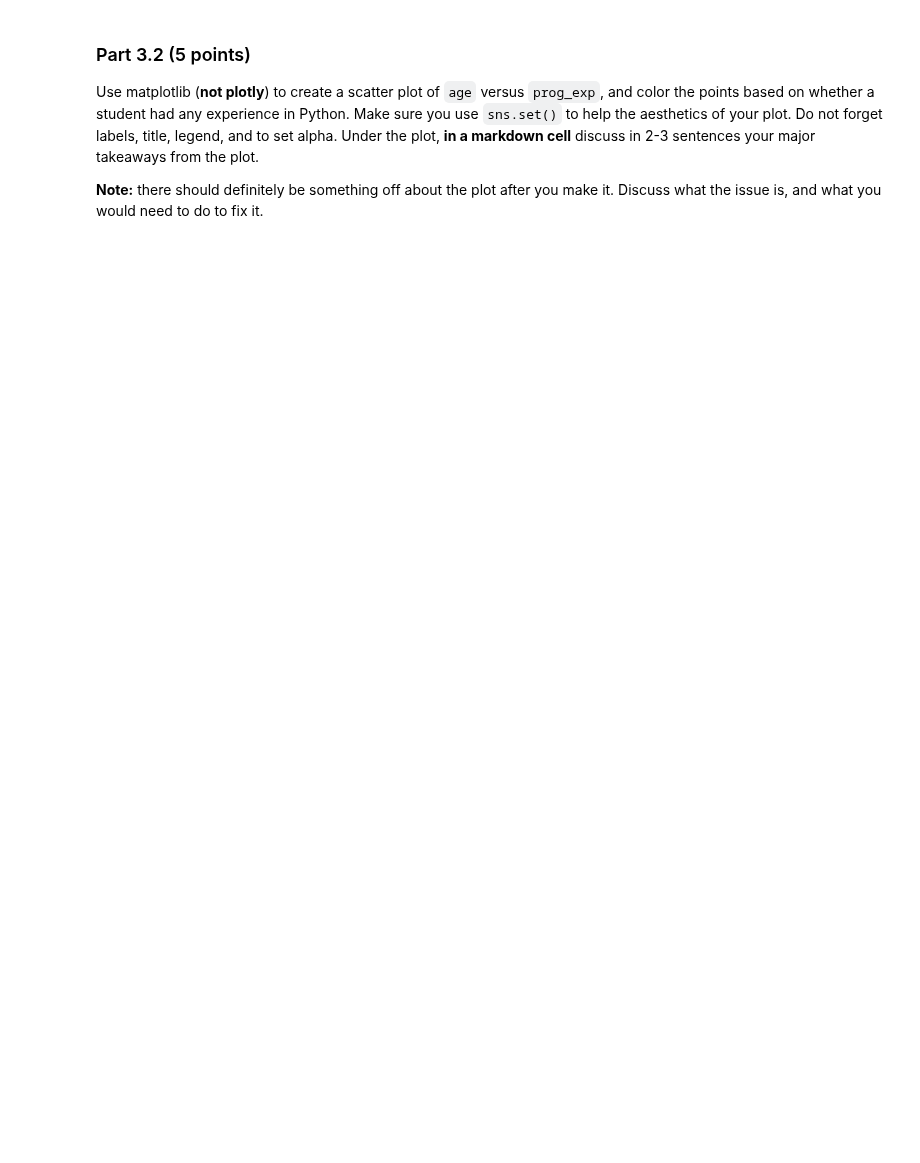
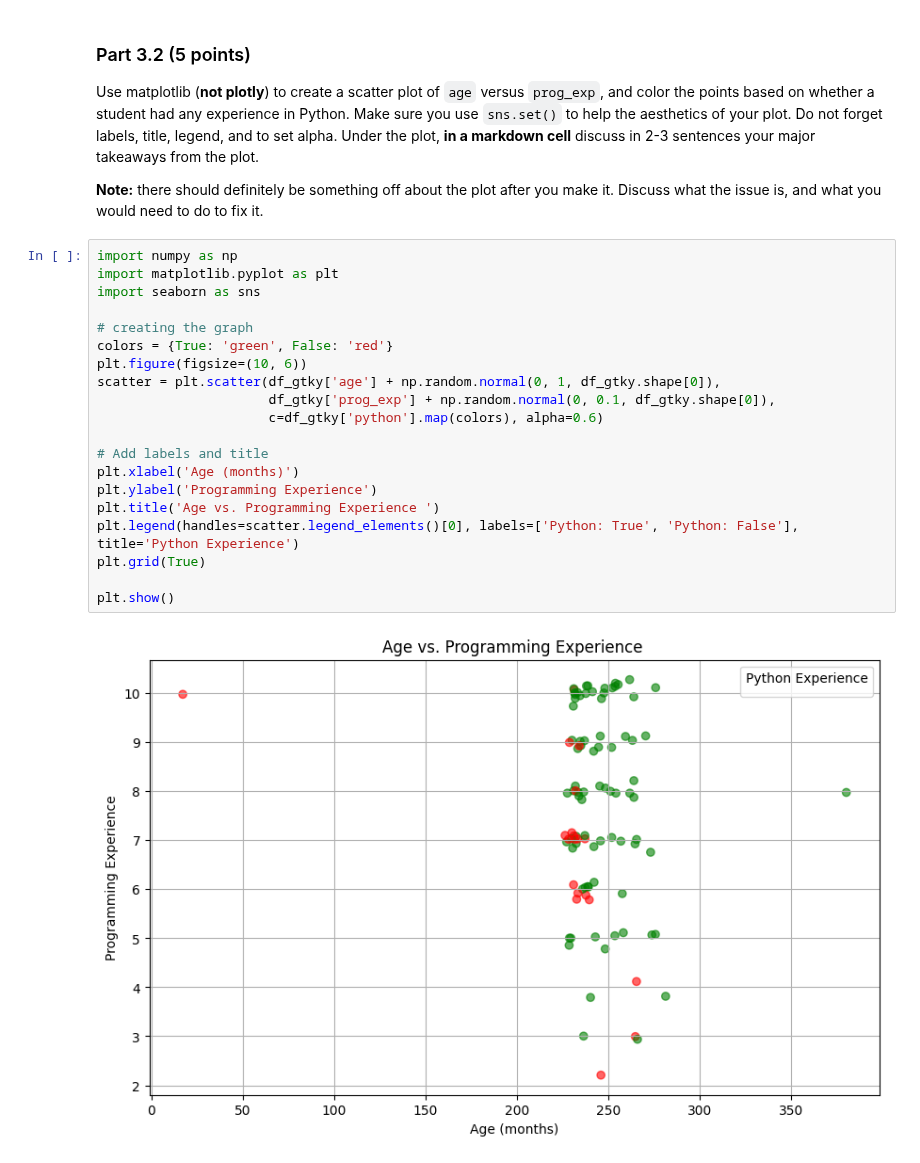
Before and after one commit to nickw0ng/DS3000, a Jupyter notebook: Homeworks/hw6.ipynb, the cells around one changed output. Drawn from its saved outputs; the diff is of its cells as text; blank space fills up the shorter version.

```diff
--- a/Homeworks/hw6.ipynb
+++ b/Homeworks/hw6.ipynb
@@ -401,3 +543,25 @@ no_coop = df_gtky[df_gtky['co-op'] == False]
 Use matplotlib (**not plotly**) to create a scatter plot of `age` versus `prog_exp`, and color the points based on whether a student had any experience in Python. Make sure you use `sns.set()` to help the aesthetics of your plot. Do not forget labels, title, legend, and to set alpha. Under the plot, **in a markdown cell** discuss in 2-3 sentences your major takeaways from the plot.
 
 **Note:** there should definitely be something off about the plot after you make it. Discuss what the issue is, and what you would need to do to fix it.
+# %%
+import numpy as np
+import matplotlib.pyplot as plt
+import seaborn as sns
+
+# creating the graph
+colors = {True: 'green', False: 'red'}
+plt.figure(figsize=(10, 6))
+scatter = plt.scatter(df_gtky['age'] + np.random.normal(0, 1, df_gtky.shape[0]),
+                      df_gtky['prog_exp'] + np.random.normal(0, 0.1, df_gtky.shape[0]),
+                      c=df_gtky['python'].map(colors), alpha=0.6)
+
+# Add labels and title
+plt.xlabel('Age (months)')
+plt.ylabel('Programming Experience')
+plt.title('Age vs. Programming Experience ')
+plt.legend(handles=scatter.legend_elements()[0], labels=['Python: True', 'Python: False'], title='Python Experience')
+plt.grid(True)
+
+plt.show()
+# %% [output]
+[figure, added]
```
Also changed, not shown: parts of 7 cells of this notebook, 3 other files.
